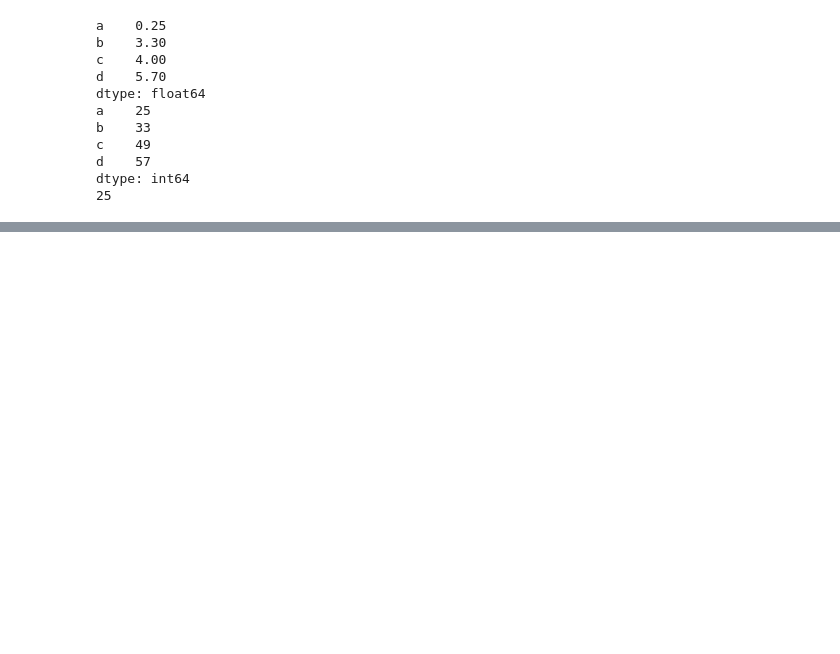
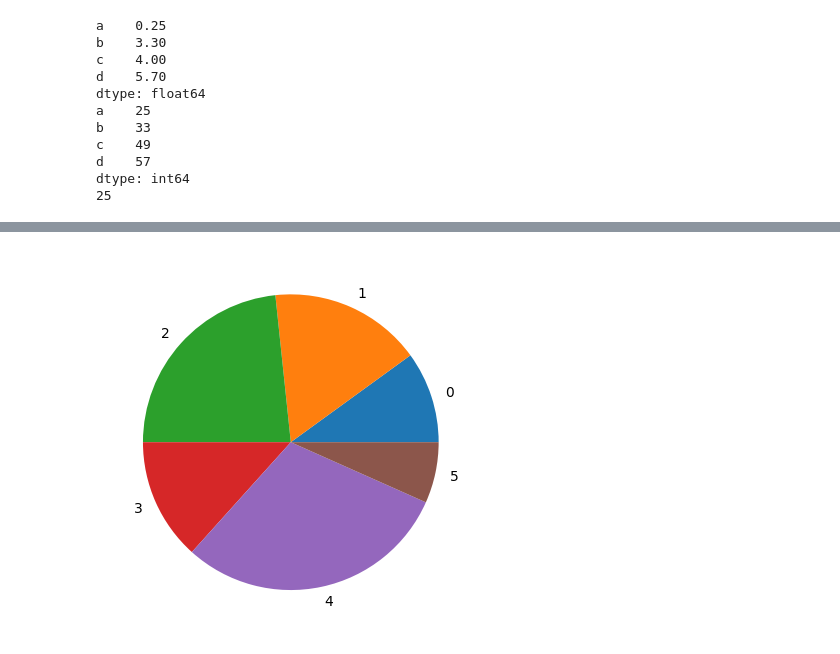
Before and after one commit to ShaileshKrCh/Machine_Learning, a Jupyter notebook: pandas.ipynb, the cells around one changed output, grey strips where cells are left out. Saved outputs shown, nothing was run; the diff lists cells and outputs as text; code cells hidden in the pictures; blank space fills up the shorter version.

```diff
--- a/pandas.ipynb
+++ b/pandas.ipynb
@@ -61,0 +93,6 @@ dtype: int64
+# %%
+data=pd.Series([3,5,7,4,9,2])
+#data.plot()
+data.plot(kind="pie");
+# %% [output]
+[figure, added]
```
Also changed, not shown: parts of 11 cells of this notebook.
